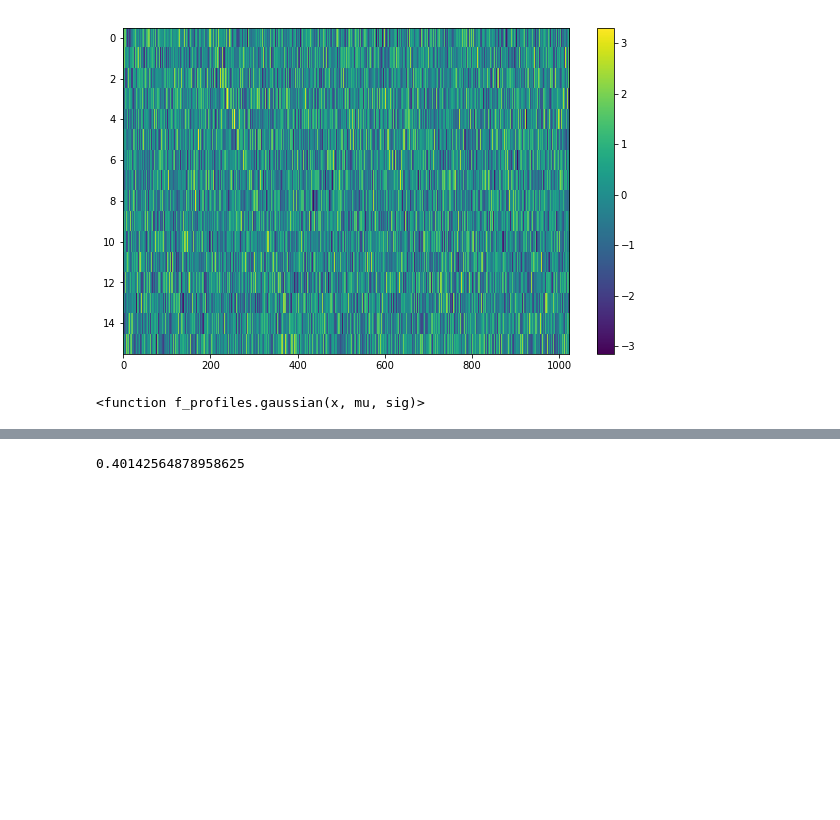
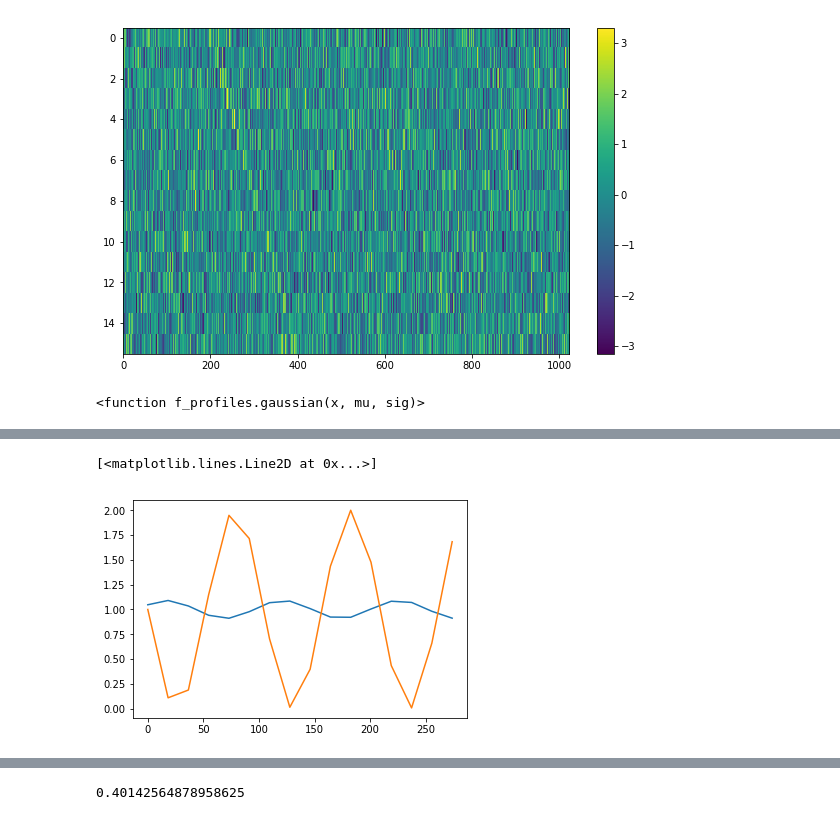
Before and after one commit to bbrzycki/setigen, a Jupyter notebook: jupyter-notebooks/Add_general_signal.ipynb, the cells around one changed output, grey strips where cells are left out. Cells and saved outputs as stored; diff of their text form; code cells hidden in the pictures; blank space fills up the shorter version.

```diff
--- a/jupyter-notebooks/Add_general_signal.ipynb
+++ b/jupyter-notebooks/Add_general_signal.ipynb
@@ -358,30 +381,0 @@ plt.colorbar()
-# %%
-def periodic_gaussian_t_profile(period, phase, width, sigma, pnum = 1, amplitude = 1, level = 0):
-    # width is width of individual pulses, sigma is variation in period
-    def t_profile(t):
-        center_k = np.round((t+phase)/period-1/4.)
-        if pnum % 2 == 1:
-            temp = (pnum - 1) / 2
-            center_k = np.array([center_k + 1 * i for i in np.arange(-temp, temp + 1)])
-        else:
-            temp = pnum / 2
-            center_k = np.array([center_k + 1 * i for i in np.arange(-temp + 1, temp + 1)])
-        center = (4.*center_k+1.)/4.*period-phase
-
-        # Calculate unique offsets per pulse and add to centers of Gaussians
-        unique_centers = np.unique(center_k)
-        mydict = dict(zip(unique_centers, np.random.normal(0,sigma,unique_centers.shape)))
-        func = np.vectorize(lambda x: mydict[x])
-        offsets = func(center_k)
-        center += offsets
-
-        intensity = 0
-        for c in center:
-            intensity += stg.gaussian(t, c, width) * amplitude
-
-        intensity += level
-        return intensity
-    return t_profile
-
-y = periodic_gaussian_t_profile(period = 100, phase = 0, width = 10, sigma = 10, pnum = 10, amplitude = 1, level = 0)(ts)
-plt.plot(ts, y)
@@ -399,0 +424,12 @@ array([10])
+# %%
+import scipy.integrate as integrate
+import scipy.special as special
+new_ts = []
+for i in range(len(ts)):
+    val = integrate.quad(stg.sine_t_profile(period = 10, amplitude=1, level=1), ts[i], ts[i] + tsamp)[0] / tsamp
+    new_ts.append(val)
+plt.plot(ts, new_ts)
+plt.plot(ts, stg.sine_t_profile(period = 10, amplitude=1, level=1)(ts))
+# %% [output]
+[<matplotlib.lines.Line2D at 0x...>]
+[figure, added]
```
Also changed, not shown: parts of 9 cells of this notebook, 2 other files.
